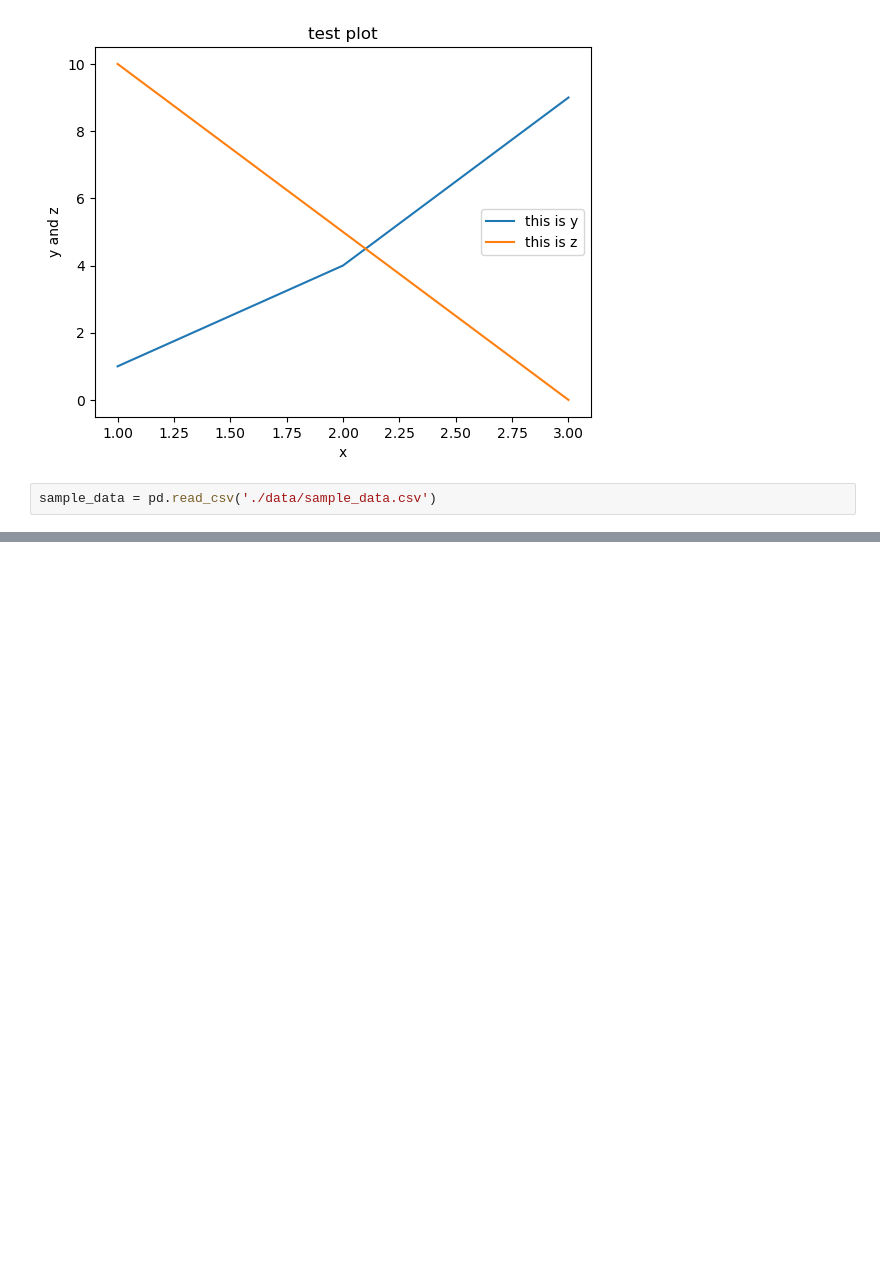
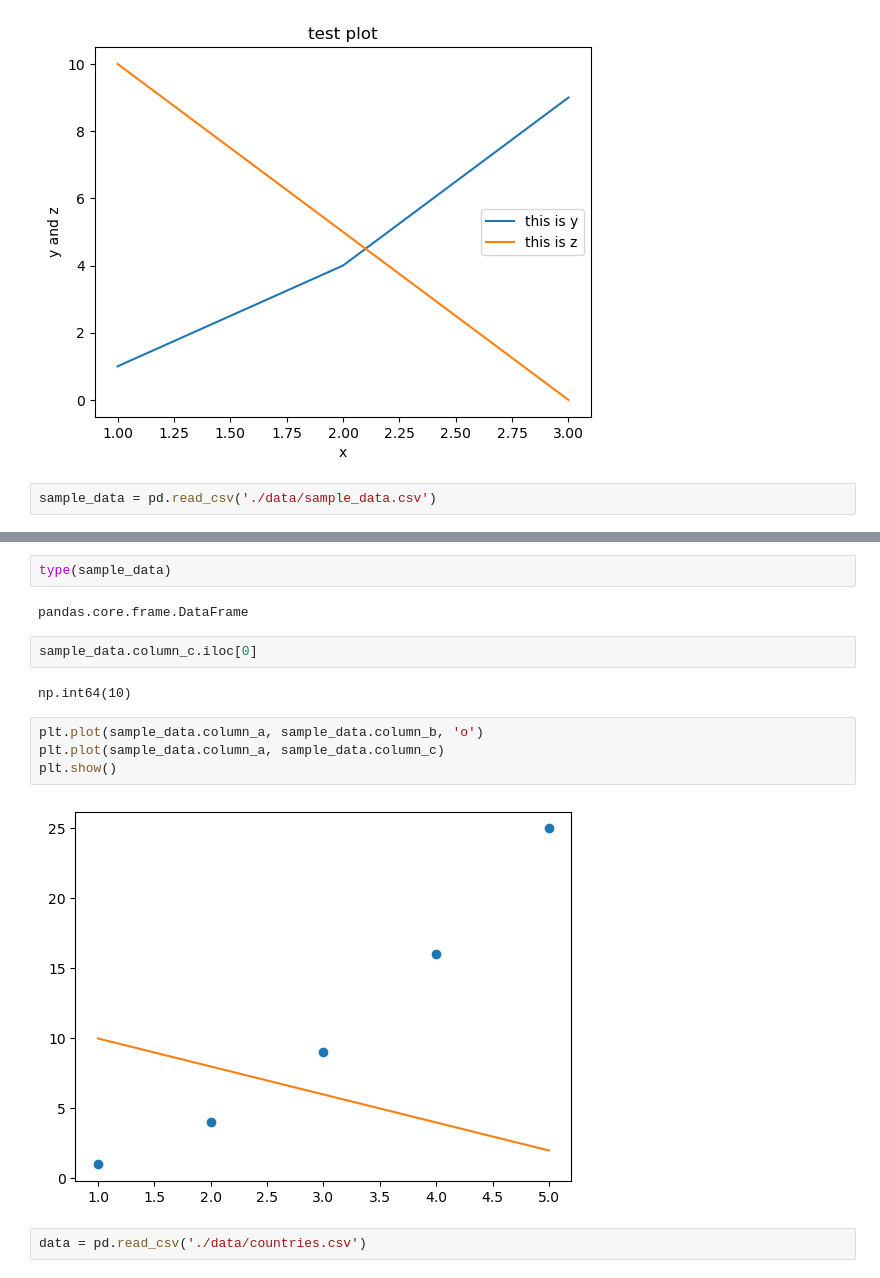
Before and after one commit to NicholsonCameron/Activity2.3, a Jupyter notebook: Matplotlib.ipynb, the cells around one changed output, grey strips where cells are left out. Drawn from its saved outputs; the diff is of its cells as text; blank space fills up the shorter version.

```diff
--- a/Matplotlib.ipynb
+++ b/Matplotlib.ipynb
@@ -19,0 +29,16 @@ sample_data = pd.read_csv('./data/sample_data.csv')
+# %%
+type(sample_data)
+# %% [output]
+pandas.core.frame.DataFrame
+# %%
+sample_data.column_c.iloc[0]
+# %% [output]
+np.int64(10)
+# %%
+plt.plot(sample_data.column_a, sample_data.column_b, 'o')
+plt.plot(sample_data.column_a, sample_data.column_c)
+plt.show()
+# %% [output]
+[figure, added]
+# %%
+data = pd.read_csv('./data/countries.csv')
```
Also changed, not shown: parts of 11 cells of this notebook.
